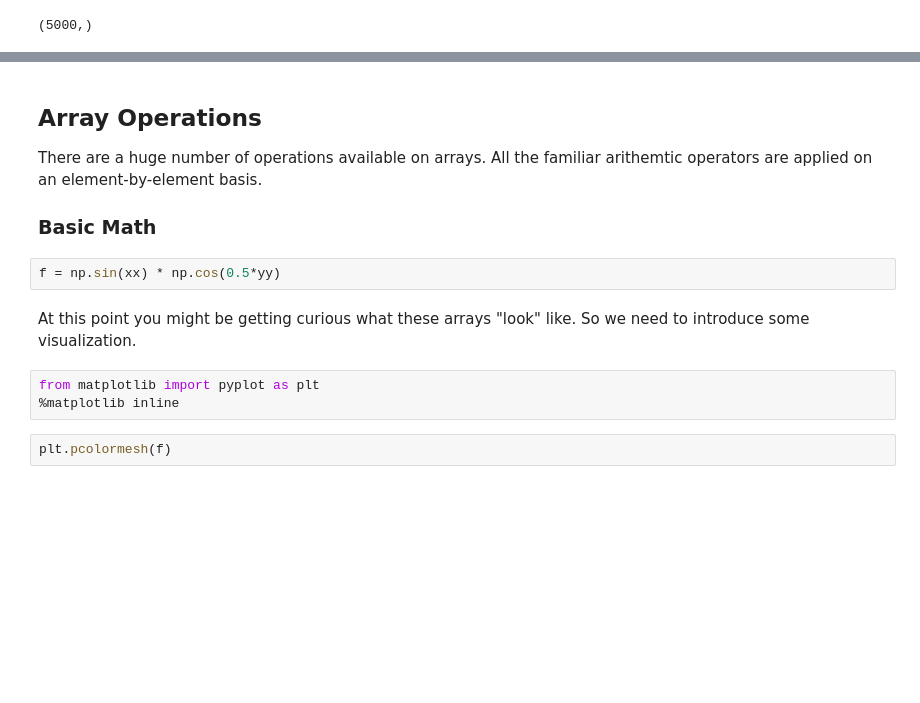
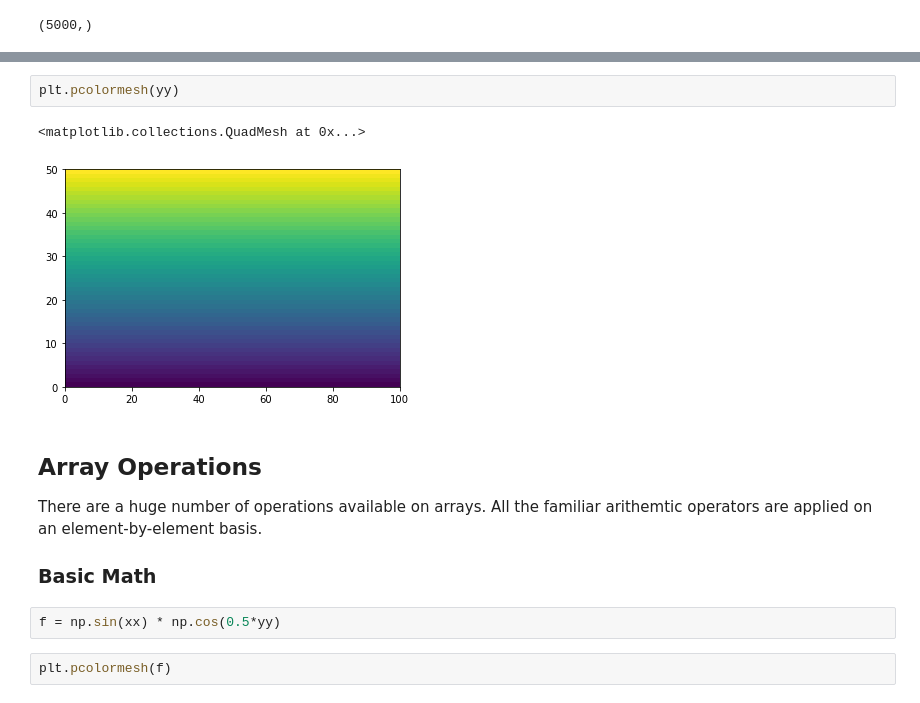
Before and after one commit to earth-env-data-science/earth-env-data-science-book, a Jupyter notebook: src/lectures/basic_scipy/numpy_and_matplotlib.ipynb, the cells around one changed output, grey strips where cells are left out. Drawn from its saved outputs; the diff is of its cells as text; blank space fills up the shorter version.

```diff
--- a/src/lectures/basic_scipy/numpy_and_matplotlib.ipynb
+++ b/src/lectures/basic_scipy/numpy_and_matplotlib.ipynb
@@ -173,16 +230,16 @@ xx.ravel().shape
+# %%
+plt.pcolormesh(yy)
+# %% [output]
+<matplotlib.collections.QuadMesh at 0x...>
+[figure, added]
 # %% [markdown]
 ## Array Operations ##
 
 There are a huge number of operations available on arrays. All the familiar arithemtic operators are applied on an element-by-element basis.
 
-### Basic Math ##
+### Basic Math
 # %%
 f = np.sin(xx) * np.cos(0.5*yy)
-# %% [markdown]
-At this point you might be getting curious what these arrays "look" like. So we need to introduce some visualization.
-# %%
-from matplotlib import pyplot as plt
-%matplotlib inline
 # %%
 plt.pcolormesh(f)
 # %% [output]
```
Also changed, not shown: parts of 80 cells of this notebook.
